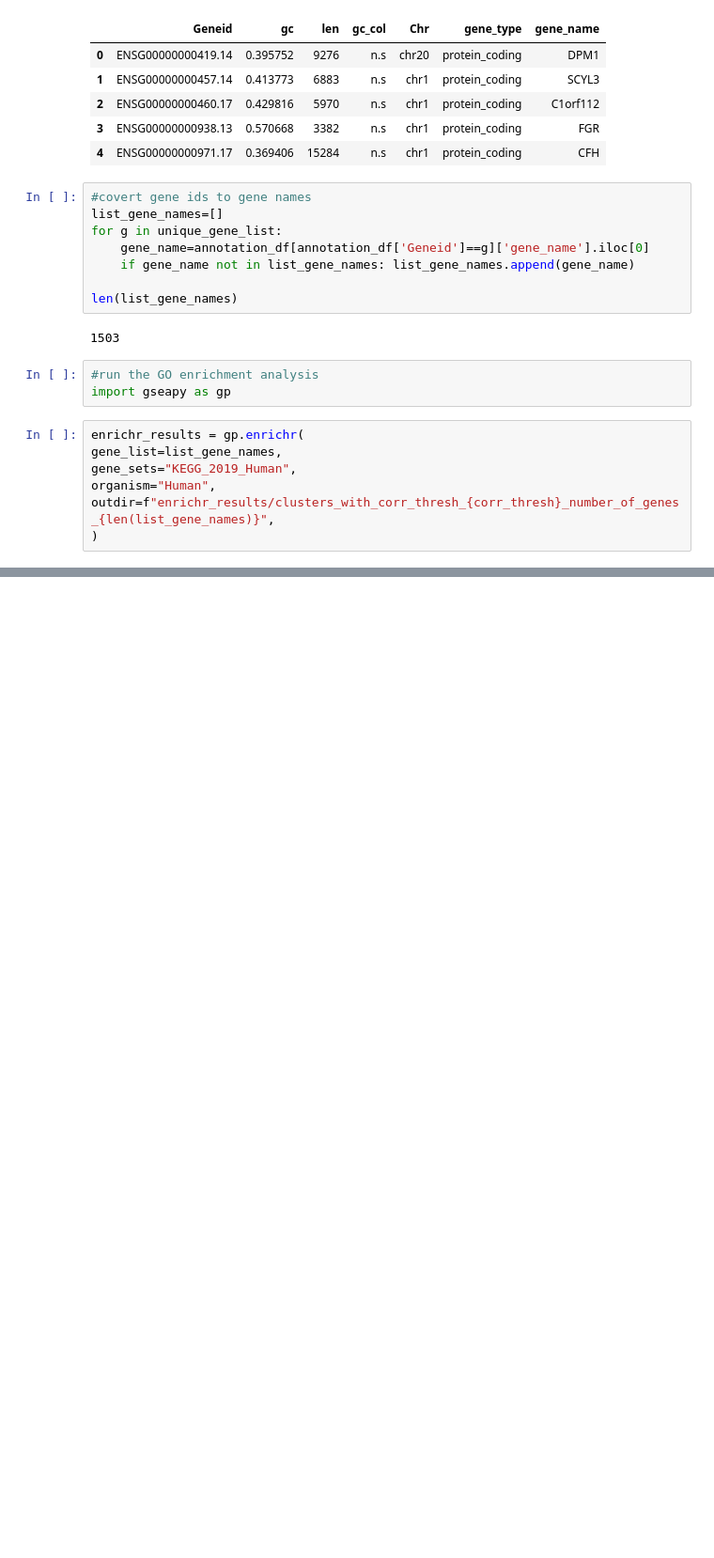
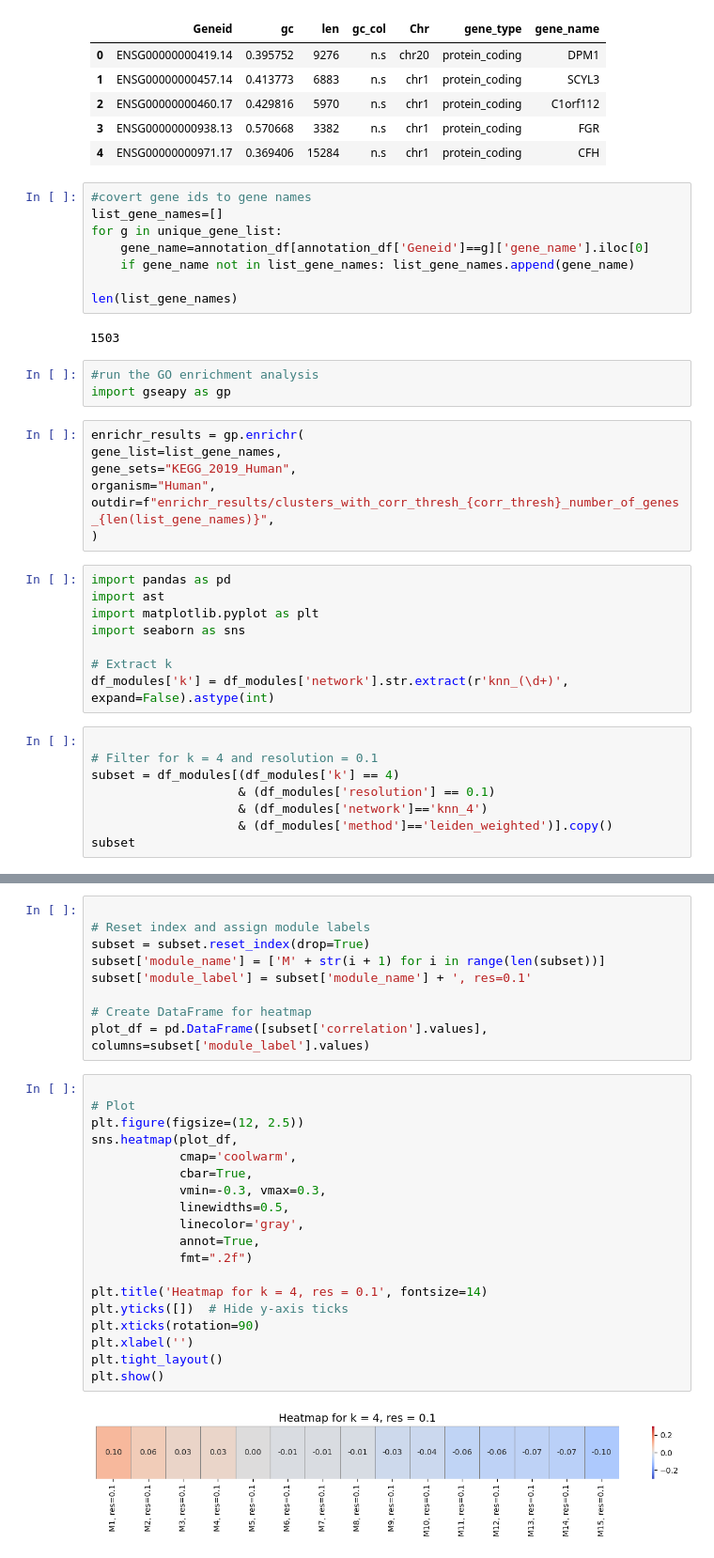
Before and after one commit to FatemehFN/Kbase, a Jupyter notebook: module_analysis.ipynb, the cells around one changed output, grey strips where cells are left out. Shown at 94% size. Drawn from its saved outputs; the diff is of its cells as text; blank space fills up the shorter version.

Commit message:
module_analysis notebook updated with heatmap

```diff
--- a/module_analysis.ipynb
+++ b/module_analysis.ipynb
@@ -51,3 +67,19 @@ gene_sets="KEGG_2019_Human",
 organism="Human",
 outdir=f"enrichr_results/clusters_with_corr_thresh_{corr_thresh}_number_of_genes_{len(list_gene_names)}",
 )
+# %%
+import pandas as pd
+import ast
+import matplotlib.pyplot as plt
+import seaborn as sns
+
+# Extract k
+df_modules['k'] = df_modules['network'].str.extract(r'knn_(\d+)', expand=False).astype(int)
+# %%
+
+# Filter for k = 4 and resolution = 0.1
+subset = df_modules[(df_modules['k'] == 4)
+                    & (df_modules['resolution'] == 0.1)
+                    & (df_modules['network']=='knn_4')
+                    & (df_modules['method']=='leiden_weighted')].copy()
+subset
@@ -53,0 +103,30 @@ outdir=f"enrichr_results/clusters_with_corr_thresh_{corr_thresh}_number_of_genes
+# %%
+
+# Reset index and assign module labels
+subset = subset.reset_index(drop=True)
+subset['module_name'] = ['M' + str(i + 1) for i in range(len(subset))]
+subset['module_label'] = subset['module_name'] + ', res=0.1'
+
+# Create DataFrame for heatmap
+plot_df = pd.DataFrame([subset['correlation'].values], columns=subset['module_label'].values)
+# %%
+
+# Plot
+plt.figure(figsize=(12, 2.5))
+sns.heatmap(plot_df,
+            cmap='coolwarm',
+            cbar=True,
+            vmin=-0.3, vmax=0.3,
+            linewidths=0.5,
+            linecolor='gray',
+            annot=True,
+            fmt=".2f")
+
+plt.title('Heatmap for k = 4, res = 0.1', fontsize=14)
+plt.yticks([])  # Hide y-axis ticks
+plt.xticks(rotation=90)
+plt.xlabel('')
+plt.tight_layout()
+plt.show()
+# %% [output]
+[figure, added]
```
Also changed, not shown: parts of 5 cells of this notebook.
